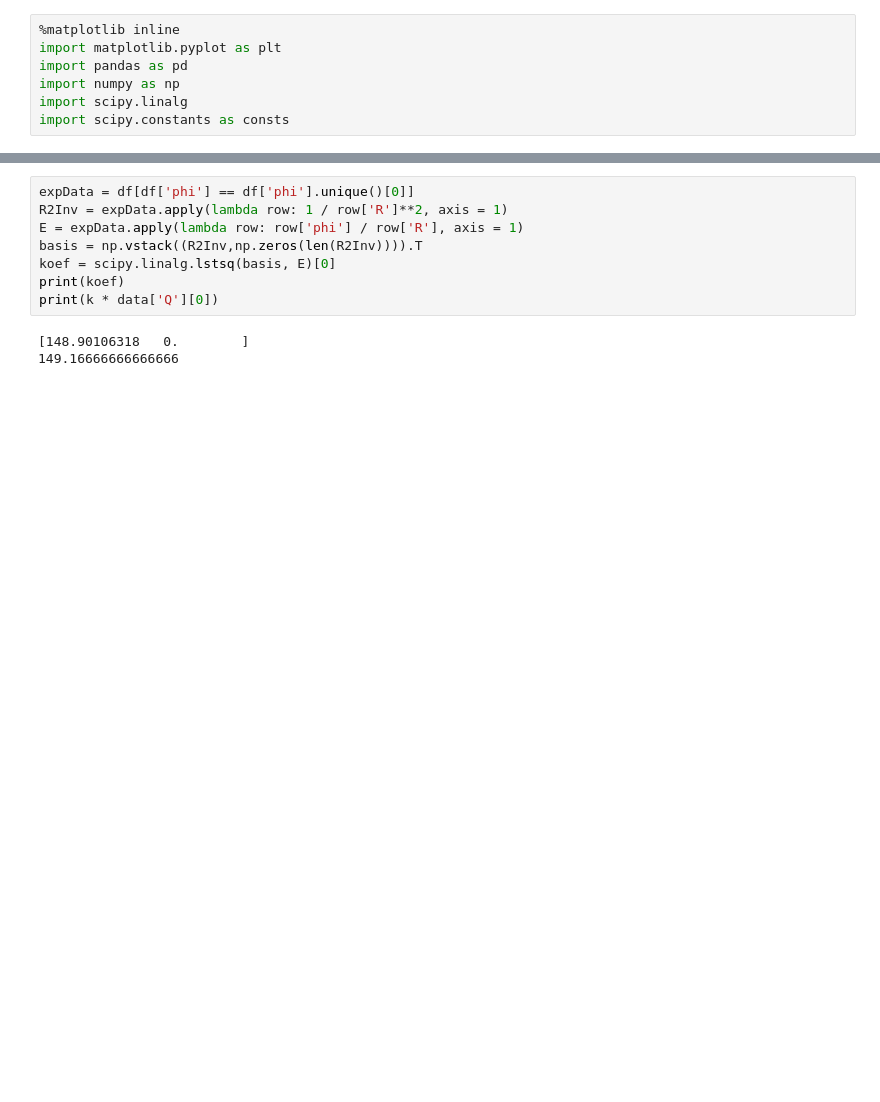
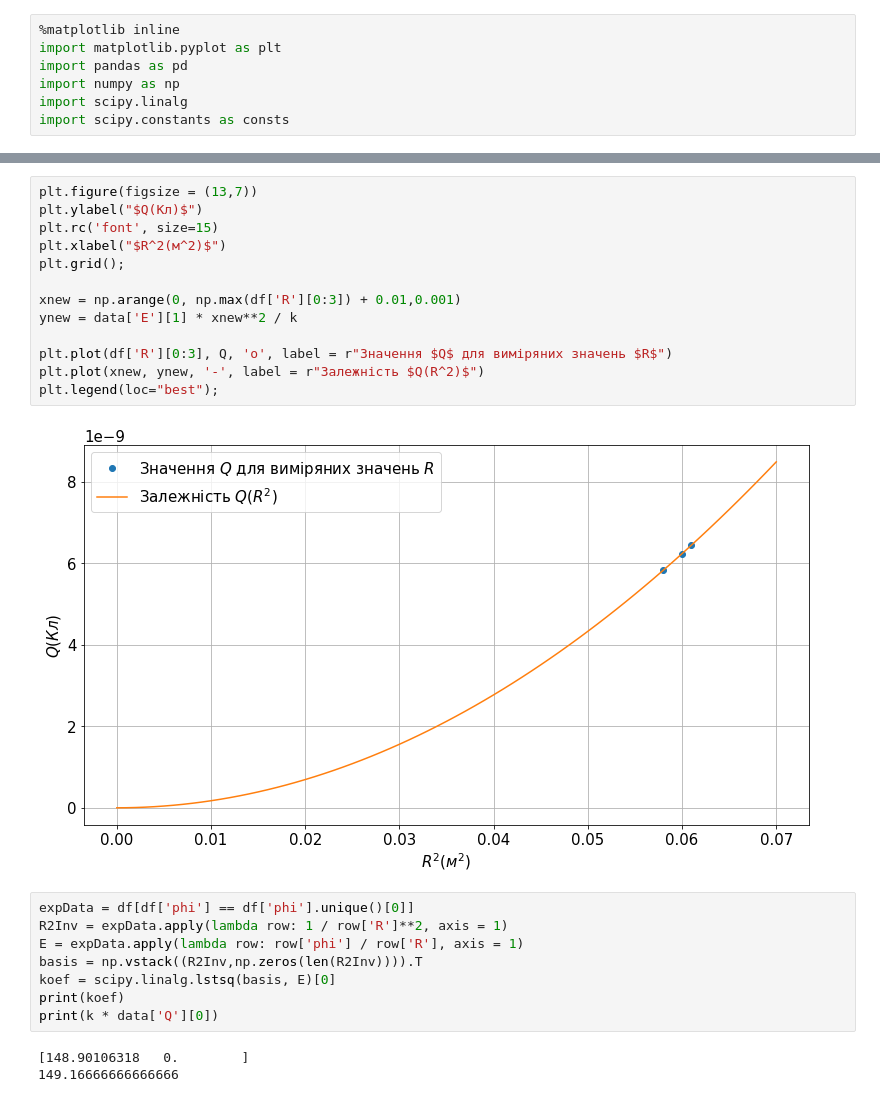
Before and after one commit to ShkalikovOleh/Physics-Labs, a Jupyter notebook: Electricity and magnetism/Lab2 | Electric potential/Lab 2 | Electric potential.ipynb, the cells around one changed output, grey strips where cells are left out. Saved outputs shown, nothing was run; the diff lists cells and outputs as text; blank space fills up the shorter version.

Commit message:
Calculate right Q and E and draw graphic Q(R2)

```diff
--- a/Electricity and magnetism/Lab2 | Electric potential/Lab 2 | Electric potential.ipynb
+++ b/Electricity and magnetism/Lab2 | Electric potential/Lab 2 | Electric potential.ipynb
@@ -62,3 +74,18 @@ data
+# %%
+plt.figure(figsize = (13,7))
+plt.ylabel("$Q(Кл)$")
+plt.rc('font', size=15)
+plt.xlabel("$R^2(м^2)$")
+plt.grid();
+
+xnew = np.arange(0, np.max(df['R'][0:3]) + 0.01,0.001)
+ynew = data['E'][1] * xnew**2 / k
+
+plt.plot(df['R'][0:3], Q, 'o', label = r"Значення $Q$ для виміряних значень $R$")
+plt.plot(xnew, ynew, '-', label = r"Залежність $Q(R^2)$")
+plt.legend(loc="best");
+# %% [output]
+[figure, added]
 # %%
 expData = df[df['phi'] == df['phi'].unique()[0]]
 R2Inv = expData.apply(lambda row: 1 / row['R']**2, axis = 1)
```
Also changed, not shown: parts of 13 cells of this notebook.
